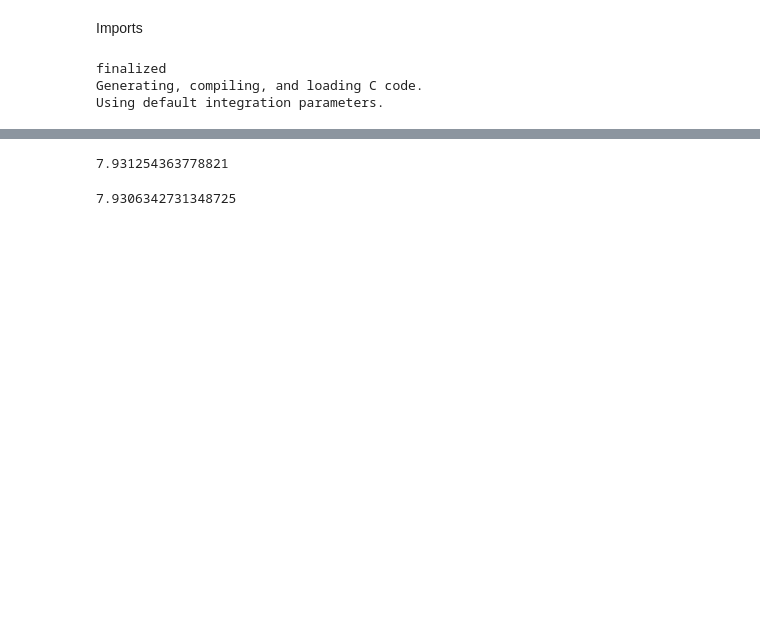
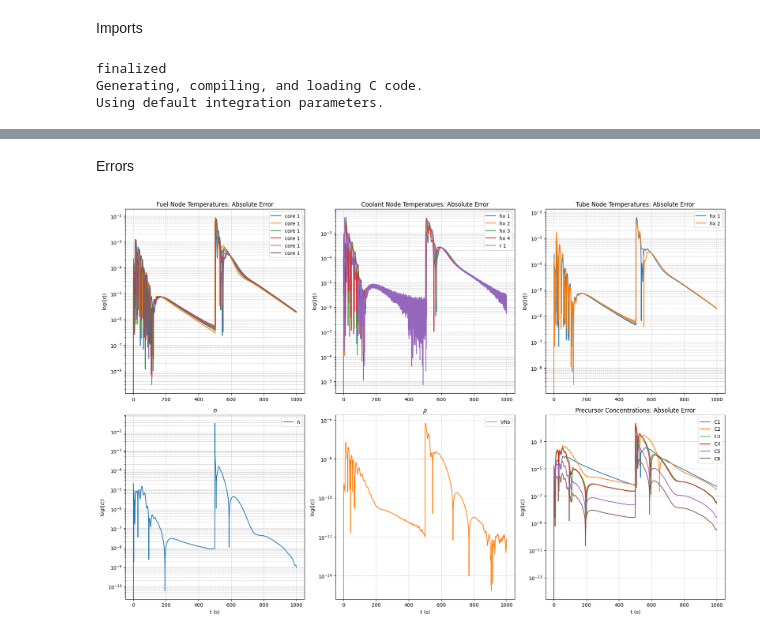
Before and after one commit to LukeLabrie/msc_eng_thesis, a Jupyter notebook: final_form/msre/model_validate.ipynb, the cells around one changed output, grey strips where cells are left out. Saved outputs shown, nothing was run; the diff lists cells and outputs as text; code cells hidden in the pictures; blank space fills up the shorter version.

```diff
--- a/final_form/msre/model_validate.ipynb
+++ b/final_form/msre/model_validate.ipynb
@@ -217,8 +214,67 @@ plt.legend()
-# %%
-extracted_r[-1]
-# %% [output]
-7.931254363778821
-# %%
-P*n.y_out[-1]
-# %% [output]
-7.9306342731348725
+# %% [markdown]
+Errors
+# %%
+fig,axs = plt.subplots(2,3,figsize=(18,12))
+
+# Set a professional color scheme
+colors = ['tab:blue', 'tab:orange', 'tab:green', 'tab:red', 'tab:purple', 'tab:brown']
+
+# Function to update the style of each axis
+def update_axis_style(ax, title, x_label='', y_label='', x_ticks=True):
+    ax.set_title(title)
+    ax.set_xlabel(x_label)
+    ax.set_ylabel(y_label)
+    ax.grid(True, which='both', linestyle='--', linewidth=0.5)
+    ax.tick_params(axis='x', which='both', bottom=x_ticks, top=False, labelbottom=x_ticks)
+    ax.tick_params(axis='y', which='both', left=True, right=False, labelleft=True)
+    ax.set_yscale("log")
+
+# Applying the updated style to the subplots
+# Fuel temperatures
+sol_jit = np.array(sol_jit)
+update_axis_style(axs[0, 0], "Fuel Node Temperatures: Absolute Error", y_label=r"log($|\epsilon|$)")
+axs[0,0].plot(T,pd.DataFrame.abs(T_cf1.y_out-df_simulink["core(:,18)"]),label="core 1",color=colors[0])
+axs[0,0].plot(T,pd.DataFrame.abs(T_cf2.y_out-df_simulink["core(:,19)"]),label="core 1",color=colors[1])
+axs[0,0].plot(T,pd.DataFrame.abs(T_hf1.y_out-df_simulink["hx(:,3)"]),label="core 1",color=colors[2])
+axs[0,0].plot(T,pd.DataFrame.abs(T_hf2.y_out-df_simulink["hx(:,4)"]),label="core 1",color=colors[3])
+axs[0,0].plot(T,pd.DataFrame.abs(T_hf3.y_out-df_simulink["hx(:,5)"]),label="core 1",color=colors[4])
+axs[0,0].plot(T,pd.DataFrame.abs(T_hf4.y_out-df_simulink["hx(:,6)"]),label="core 1",color=colors[5])
+
+# # Coolant temperatures
+update_axis_style(axs[0, 1], "Coolant Node Temperatures: Absolute Error",y_label=r"log($|\epsilon|$)")
+axs[0, 1].plot(T, pd.DataFrame.abs(T_hc1.y_out - df_simulink["hx(:,9)"]), label="hx 1", color=colors[0])
+axs[0, 1].plot(T, pd.DataFrame.abs(T_hc2.y_out - df_simulink["hx(:,10)"]), label="hx 2", color=colors[1])
+axs[0, 1].plot(T, pd.DataFrame.abs(T_hc3.y_out - df_simulink["hx(:,11)"]), label="hx 3", color=colors[2])
+axs[0, 1].plot(T, pd.DataFrame.abs(T_hc4.y_out - df_simulink["hx(:,12)"]), label="hx 4", color=colors[3])
+axs[0, 1].plot(T, pd.DataFrame.abs(T_out_rc.y_out - df_simulink["radiator(:,3)"]), label="r 1", color=colors[4])
+
+# Tube Node Temperatures: Absolute Error
+update_axis_style(axs[0, 2], "Tube Node Temperatures: Absolute Error", y_label=r"log($|\epsilon|$)")
+axs[0, 2].plot(T, pd.DataFrame.abs(T_ht1.y_out - df_simulink["hx(:,7)"]), label="hx 1", color=colors[0])
+axs[0, 2].plot(T, pd.DataFrame.abs(T_ht2.y_out - df_simulink["hx(:,8)"]), label="hx 2", color=colors[1])
+
+# Precursor Concentrations: Absolute Error
+update_axis_style(axs[1, 2], "Precursor Concentrations: Absolute Error", x_label="t (s)", y_label=r"log($|\epsilon|$)")
+axs[1, 2].plot(T, pd.DataFrame.abs(C1.y_out - df_simulink["core(:,5)"]), label="C1", color=colors[0])
+axs[1, 2].plot(T, pd.DataFrame.abs(C2.y_out - df_simulink["core(:,7)"]), label="C2", color=colors[1])
+axs[1, 2].plot(T, pd.DataFrame.abs(C3.y_out - df_simulink["core(:,9)"]), label="C3", color=colors[2])
+axs[1, 2].plot(T, pd.DataFrame.abs(C4.y_out - df_simulink["core(:,11)"]), label="C4", color=colors[3])
+axs[1, 2].plot(T, pd.DataFrame.abs(C5.y_out - df_simulink["core(:,13)"]), label="C5", color=colors[4])
+axs[1, 2].plot(T, pd.DataFrame.abs(C6.y_out - df_simulink["core(:,15)"]), label="C6", color=colors[5])
+
+# # Multiplication factor temp
+update_axis_style(axs[1, 0], r"$n$", x_label="t (s)", y_label=r"log($|\epsilon|$)")
+axs[1, 0].plot(T, pd.DataFrame.abs(n.y_out - df_simulink["core(:,4)"]), label="n", color='tab:blue')
+
+# # Reactivity
+update_axis_style(axs[1, 1], r"$\rho$", x_label="t (s)",y_label=r"log($|\epsilon|$)")
+axs[1, 1].plot(T, pd.DataFrame.abs(rho.y_out-df_simulink["Gain"]-df_simulink["Gain1"]), label=r"\rho", color='tab:orange')
+
+# Adding legends
+for ax in axs.flat:
+    ax.legend()
+
+plt.tight_layout()
+plt.show()
+# %% [output]
+[figure, added]
```
Also changed, not shown: parts of 4 cells of this notebook, 17 other files.
